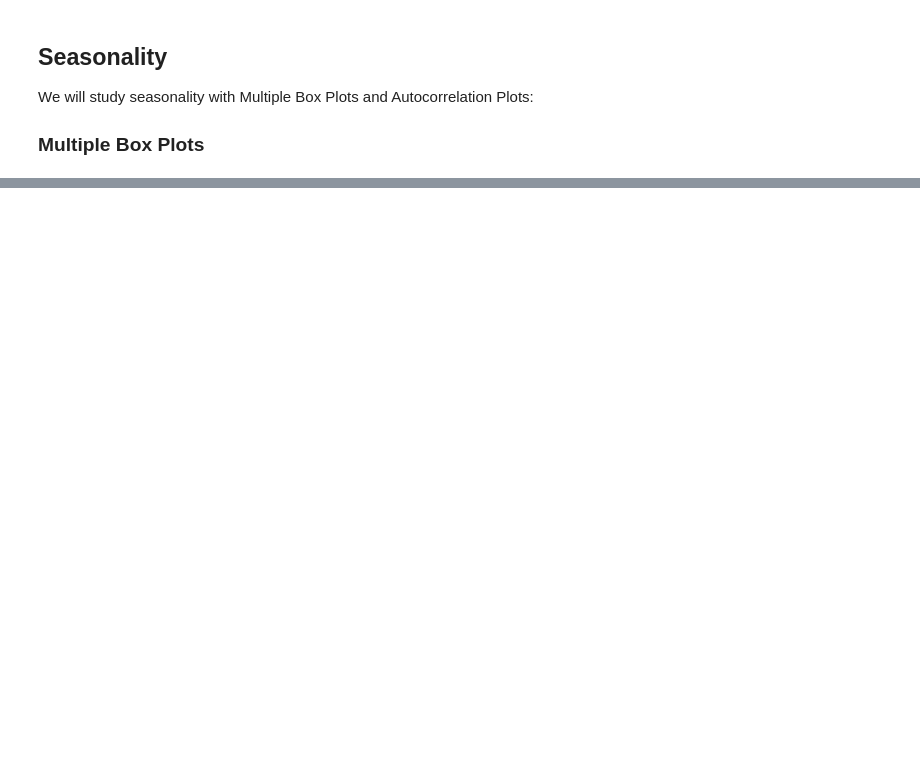
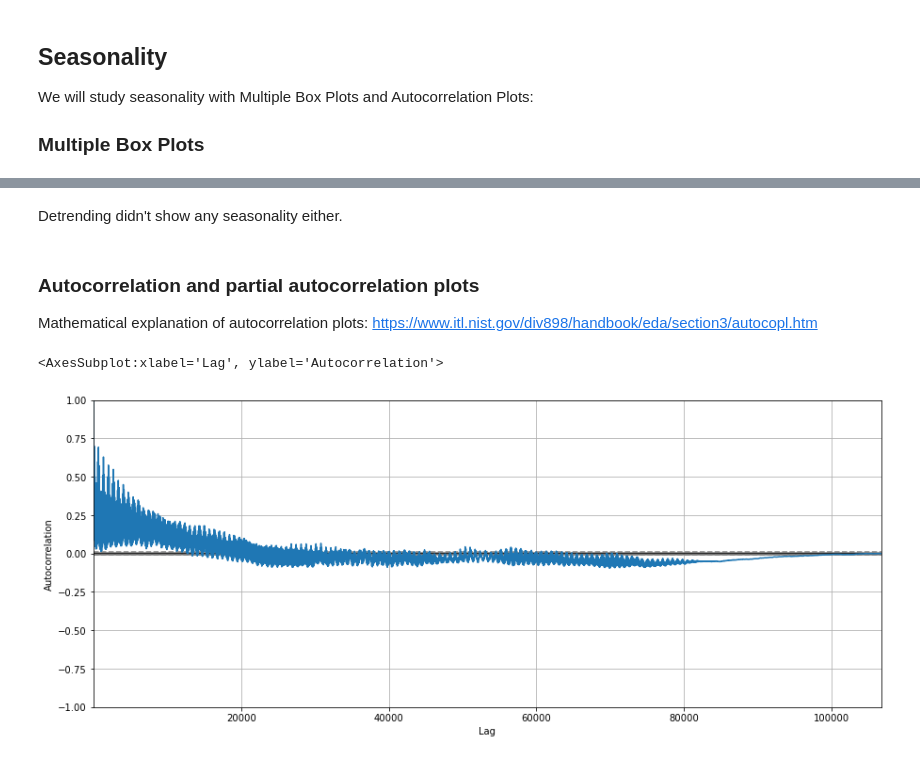
Before and after one commit to maaguado/time-series-building59, a Jupyter notebook: time_series_components.ipynb, the cells around one changed output, grey strips where cells are left out. Saved outputs shown, nothing was run; the diff lists cells and outputs as text; code cells hidden in the pictures; blank space fills up the shorter version.

```diff
--- a/time_series_components.ipynb
+++ b/time_series_components.ipynb
@@ -116,0 +139,12 @@ Name: month, Length: 106738, dtype: int64
+# %% [markdown]
+Detrending didn't show any seasonality either.
+# %% [markdown]
+### Autocorrelation and partial autocorrelation plots
+
+Mathematical explanation of autocorrelation plots: https://www.itl.nist.gov/div898/handbook/eda/section3/autocopl.htm
+# %%
+plt.figure(figsize=(15,6))
+autocorrelation_plot(energy_use[var].tolist())
+# %% [output]
+<AxesSubplot:xlabel='Lag', ylabel='Autocorrelation'>
+[figure, added]
```
Also changed, not shown: parts of 25 cells of this notebook, 1 other file.
